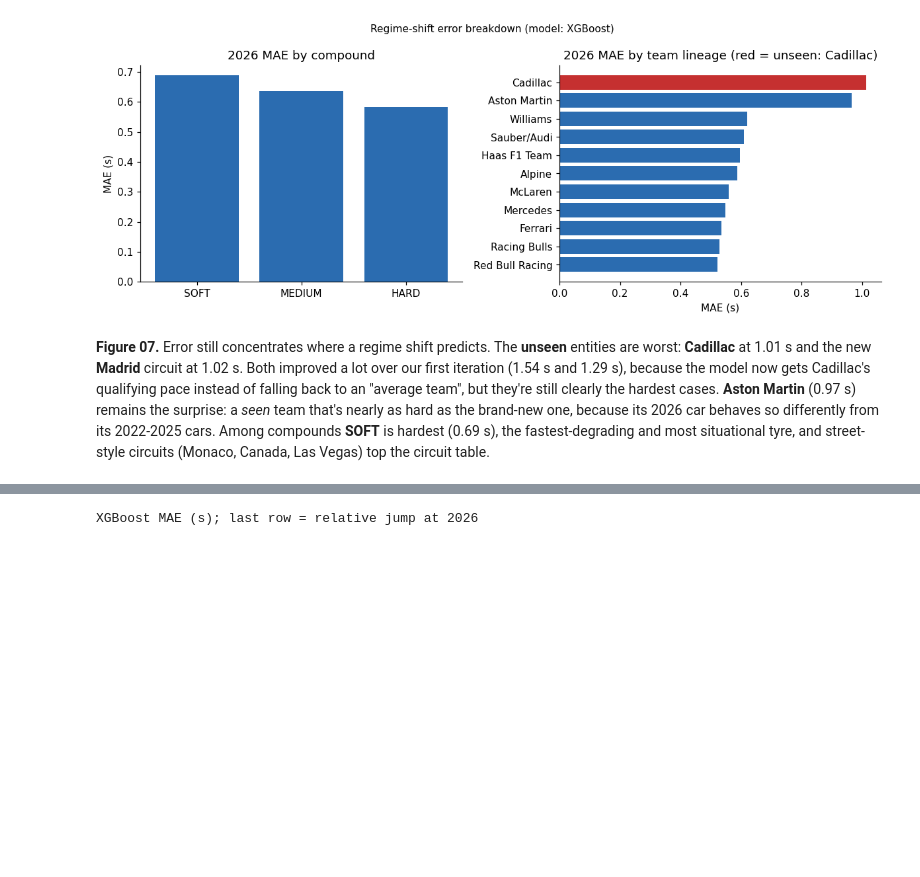
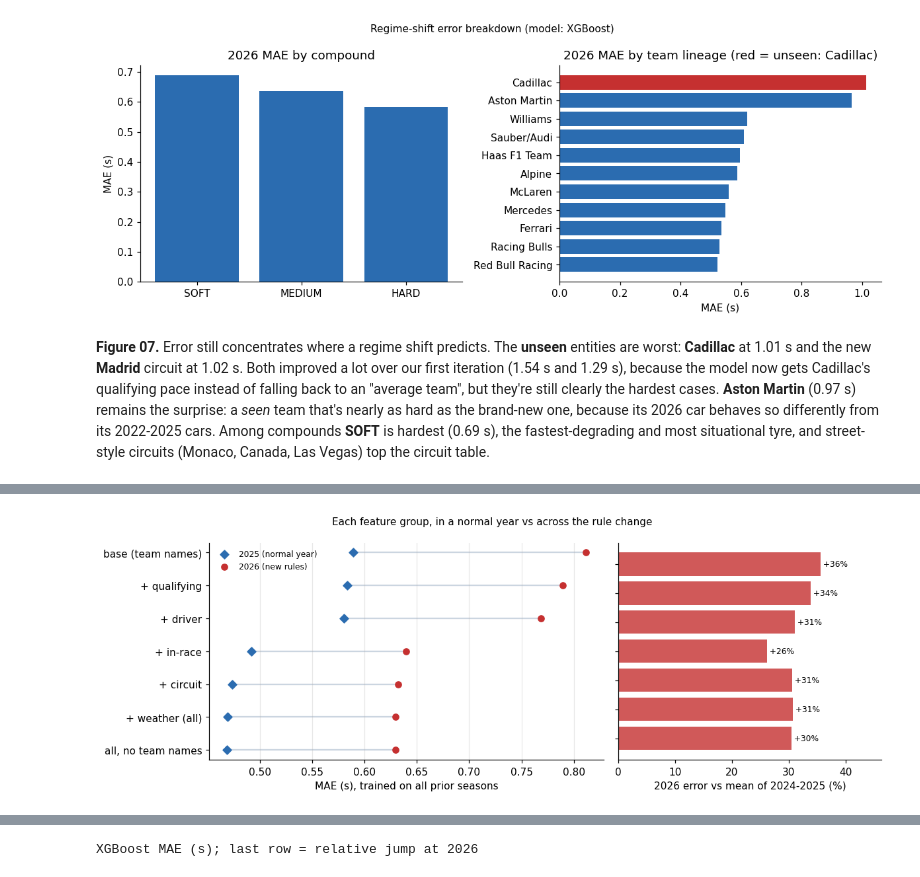
Before and after one commit to sagrawal11/DIS-ML-Final-Project, a Jupyter notebook: notebooks/05_regime_shift.ipynb, the cells around one changed output, grey strips where cells are left out. Drawn from its saved outputs; the diff is of its cells as text; code cells hidden in the pictures; blank space fills up the shorter version.

```diff
--- a/notebooks/05_regime_shift.ipynb
+++ b/notebooks/05_regime_shift.ipynb
@@ -111,0 +127,13 @@ plt.tight_layout(); plt.savefig('figures/07_regime_breakdown.png', dpi=150); plt
+# %%
+abl = json.load(open('results/ablation.json'))
+rows = []
+for name, c in abl.items():
+    X = encode_features(df, c['groups'], c['team'])
+    r = {'feature set': name}
+    for te in [2024, 2025, 2026]:
+        tr_m, te_m = (df.season < te).to_numpy(), (df.season == te).to_numpy()
+        r[te] = metrics(y_all[te_m], make_xgb(**c['xgb_params']).fit(X[tr_m], y_all[tr_m]).predict(X[te_m]))['MAE']
+    r['2026 jump'] = r[2026] / np.mean([r[2024], r[2025]]) - 1
+    rows.append(r)
+nvm = pd.DataFrame(rows).set_index('feature set')
+nvm.round(3)
@@ -111,0 +150,18 @@ plt.tight_layout(); plt.savefig('figures/07_regime_breakdown.png', dpi=150); plt
+# %%
+fig, axs = plt.subplots(1, 2, figsize=(11, 4), gridspec_kw={'width_ratios': [3, 2]})
+yy = np.arange(len(nvm))[::-1]
+axs[0].scatter(nvm[2025], yy, marker='D', color='#2b6cb0', label='2025 (normal year)', zorder=3)
+axs[0].scatter(nvm[2026], yy, marker='o', color='#c53030', label='2026 (new rules)', zorder=3)
+for i, (a, b) in enumerate(zip(nvm[2025], nvm[2026])):
+    axs[0].plot([a, b], [yy[i]] * 2, color='#cbd5e0', zorder=1)
+axs[0].set_yticks(yy); axs[0].set_yticklabels(nvm.index); axs[0].set_xlabel('MAE (s), trained on all prior seasons')
+axs[0].legend(frameon=False, fontsize=8); axs[0].grid(axis='x', alpha=.3)
+axs[1].barh(yy, nvm['2026 jump'] * 100, color='#c53030', alpha=.8)
+axs[1].set_yticks(yy); axs[1].set_yticklabels([]); axs[1].set_xlabel('2026 error vs mean of 2024-2025 (%)')
+for i, v in enumerate(nvm['2026 jump']):
+    axs[1].text(v * 100, yy[i], f' +{v:.0%}', va='center', fontsize=8)
+axs[1].set_xlim(0, nvm['2026 jump'].max() * 130)
+fig.suptitle('Each feature group, in a normal year vs across the rule change', fontsize=10)
+plt.tight_layout(); plt.savefig('figures/12_names_vs_measurements.png', dpi=150); plt.show()
+# %% [output]
+[figure, added]
```
Also changed, not shown: parts of 18 cells of this notebook, 7 other files.
